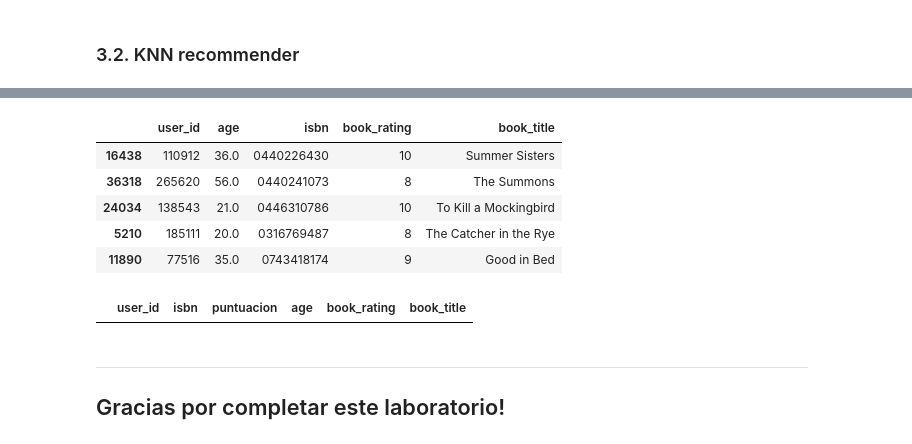
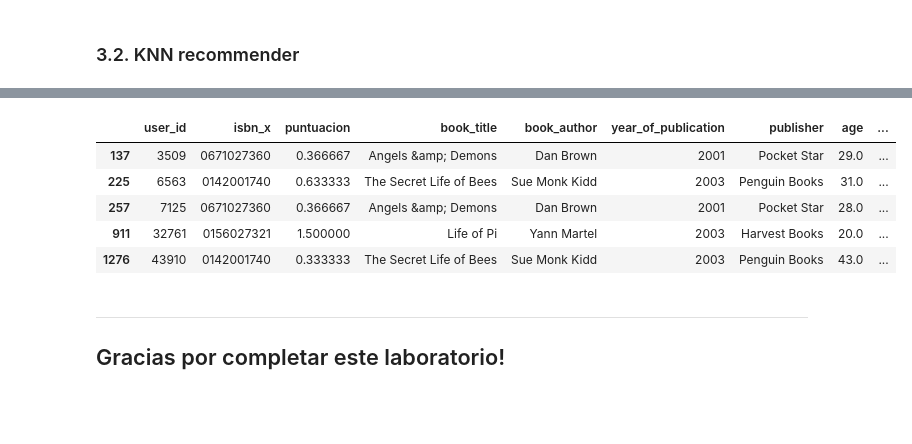
Before and after one commit to JCaballerot/Recommender-Systems, a Jupyter notebook: K_Nearest_Neighbors_Recommender/Book_Crossing_KNN.ipynb, the cells around one changed output, grey strips where cells are left out. Saved outputs shown, nothing was run; the diff lists cells and outputs as text; code cells hidden in the pictures; blank space fills up the shorter version.

```diff
--- a/K_Nearest_Neighbors_Recommender/Book_Crossing_KNN.ipynb
+++ b/K_Nearest_Neighbors_Recommender/Book_Crossing_KNN.ipynb
@@ -371,19 +444,14 @@ test[test.user_id == 254].head()
-# %%
-test.head()
-# %% [output]
-|  | user_id | age | isbn | book_rating | book_title |
-| 16438 | 110912 | 36.0 | 0440226430 | 10 | Summer Sisters |
-| 36318 | 265620 | 56.0 | 0440241073 | 8 | The Summons |
-| 24034 | 138543 | 21.0 | 0446310786 | 10 | To Kill a Mockingbird |
-| 5210 | 185111 | 20.0 | 0316769487 | 8 | The Catcher in the Rye |
-| 11890 | 77516 | 35.0 | 0743418174 | 9 | Good in Bed |
 # %%
-recsys = pd.merge(recomendaciones_tabla, test, on = ['user_id', 'isbn'], how = 'left')
+recsys = pd.merge(recomendaciones_tabla_f, test, on = ['user_id', 'book_title'], how = 'left')
 recsys = recsys[~recsys.book_rating.isnull()]
+recsys[recsys.puntuacion > 0].head()
+# %% [output]
+|  | user_id | isbn_x | puntuacion | book_title | book_author | year_of_publication | publisher | age | ... |
+| 137 | 3509 | 0671027360 | 0.366667 | Angels &amp; Demons | Dan Brown | 2001 | Pocket Star | 29.0 | ... |
+| 225 | 6563 | 0142001740 | 0.633333 | The Secret Life of Bees | Sue Monk Kidd | 2003 | Penguin Books | 31.0 | ... |
+| 257 | 7125 | 0671027360 | 0.366667 | Angels &amp; Demons | Dan Brown | 2001 | Pocket Star | 28.0 | ... |
+| 911 | 32761 | 0156027321 | 1.500000 | Life of Pi | Yann Martel | 2003 | Harvest Books | 20.0 | ... |
+| 1276 | 43910 | 0142001740 | 0.333333 | The Secret Life of Bees | Sue Monk Kidd | 2003 | Penguin Books | 43.0 | ... |
-# %%
-recsys.head()
-# %% [output]
-|  | user_id | isbn | puntuacion | age | book_rating | book_title |
 # %% [markdown]
 ---
 ## Gracias por completar este laboratorio!
```
Also changed, not shown: parts of 19 cells of this notebook.
